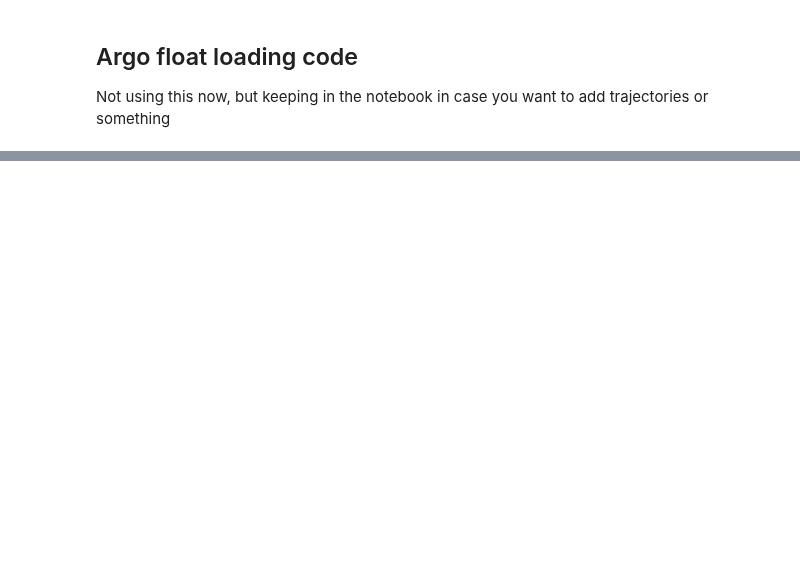
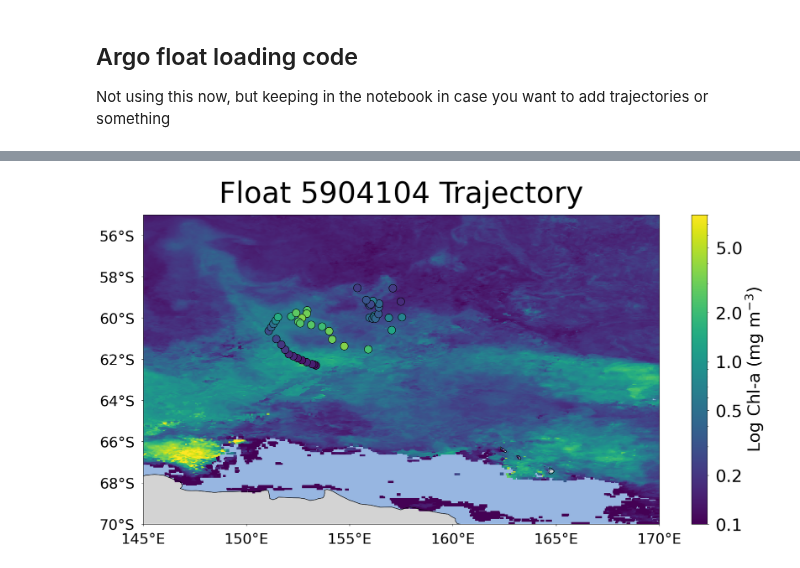
Before and after one commit to Lilah-Asalie/IBIS_Project, a Jupyter notebook: Antarctic_maps.ipynb, the cells around one changed output, grey strips where cells are left out. Cells and saved outputs as stored; diff of their text form; code cells hidden in the pictures; blank space fills up the shorter version.

```diff
--- a/Antarctic_maps.ipynb
+++ b/Antarctic_maps.ipynb
@@ -193,0 +298,88 @@ pdf_clean = basic_qc(pdf, 'CHLA')
+# %%
+# sat_oct = xr.open_dataset('/Users/steviewalker/Documents/IBIS_Project/Data/satellite_data/AQUA_MODIS.20141001_20141031.L3m.MO.CHL.chlor_a.4km.nc')['chlor_a'].sel(lon = slice(142,172),
+#                                lat = slice(-52,-70))
+# sat_nov = xr.open_dataset('/Users/steviewalker/Documents/IBIS_Project/Data/satellite_data/AQUA_MODIS.20141101_20141130.L3m.MO.CHL.chlor_a.4km.nc')['chlor_a'].sel(lon = slice(142,172),
+#                                lat = slice(-52,-70))
+# sat_dec = xr.open_dataset('/Users/steviewalker/Documents/IBIS_Project/Data/satellite_data/AQUA_MODIS.20141201_20141231.L3m.MO.CHL.chlor_a.4km.nc')['chlor_a'].sel(lon = slice(142,172),
+#                                lat = slice(-52,-70))
+
+# da_chla = xu.fmax(sat_nov,sat_dec)
+sat_szn1 = xr.open_dataset('/Users/steviewalker/Documents/Bloom_Raiders/Data/satellite_data/AQUA_MODIS.20140921_20141220.L3m.SNAU.CHL.chlor_a.4km.nc')['chlor_a'].sel(lon = slice(145,170),
+                               lat = slice(-55,-70))
+sat_szn2 = xr.open_dataset('/Users/steviewalker/Documents/Bloom_Raiders/Data/satellite_data/AQUA_MODIS.20141221_20150320.L3m.SNWI.CHL.chlor_a.4km.nc')['chlor_a'].sel(lon = slice(145,170),
+                               lat = slice(-55,-70))
+
+da_chla = xu.fmax(sat_szn1,sat_szn2)
+# da_chla = sat_ds['chlor_a'].sel(lon = slice(142,172),
+#                                lat = slice(-52,-70))
+# da_chla
+# %%
+def traj_yr_wmo(df, wmo_val): # Renamed argument to wmo_val to avoid confusion
+
+    # 1. Filter the dataframe to ONLY the specific float first
+    # Replace 'WMOID' with the actual string name of your column
+    df_single = df[df['WMOID'] == wmo_val].copy()
+
+    fig = plt.figure(figsize=(20, 20))
+    ax = plt.axes(projection=ccrs.PlateCarree())
+
+    # add satellite data
+    plot = plt.pcolor(da_chla['lon'],da_chla['lat'],da_chla,cmap = 'viridis',
+                     norm=LogNorm(vmin=0.1, vmax=6))
+    # plot = plt.pcolor(da_chla['lon'],da_chla['lat'],da_chla,cmap = 'viridis',
+    #                  norm=LogNorm(vmin=0.1, vmax=6))
+
+    # add basemap features
+    ax.add_feature(cfeature.COASTLINE)
+    ax.add_feature(cfeature.BORDERS, linestyle=':')
+    ax.add_feature(cfeature.LAND, edgecolor='black', facecolor='lightgray')
+    ax.add_feature(cfeature.OCEAN)
+
+    # 2. Use the SUBSET (df_single) for your calculations, not the original 'df'
+    # This ensures ONLY the specified WMOID data is processed
+    df_chla = (df_single.loc[df_single.groupby(['WMOID', 'CYCLE_NUMBER'])['CHLA_ADJUSTED'].idxmax()])
+    #get chla at 5 dbar in all profiles
+    # df_chla = (df_single.loc[df_single.groupby(['WMOID', 'CYCLE_NUMBER'])['PRES_ADJUSTED'].apply(lambda x: (x - 10).abs().idxmin())])
+
+
+    # 3. Use the filtered df_chla for the scatter plot
+    sc = ax.scatter(df_chla['LONGITUDE'],
+                    df_chla['LATITUDE'],
+                    c=df_chla['CHLA_ADJUSTED'],
+                    cmap='viridis',
+                    s=250,
+                    transform=ccrs.PlateCarree(),
+                    norm=LogNorm(vmin=0.1, vmax=8),
+                    edgecolor='black',
+                    linewidth=1)
+
+     # labels
+    lon_ticks = np.arange(145, 171, 5)
+    lat_ticks = np.arange(-70, -55, 2)
+    ax.set_xticks(lon_ticks, crs=ccrs.PlateCarree())
+    ax.set_yticks(lat_ticks, crs=ccrs.PlateCarree())
+    ax.xaxis.set_major_formatter(LongitudeFormatter(zero_direction_label=True))
+    ax.yaxis.set_major_formatter(LatitudeFormatter())
+    ax.tick_params(axis='both', pad =14, labelsize=30)
+
+    ax.set_title(f'Float 5904104 Trajectory', fontsize=60, pad = 25)
+    ax.set_xlabel('', fontsize=38)
+    ax.set_ylabel('', fontsize=38)
+
+    cbar = plt.colorbar(sc, ax=ax, orientation='vertical', pad=0.05,shrink=0.45)
+    cbar.set_label('Log Chl-a (mg m$^{-3}$)', fontsize = 35)
+    cbar.locator = LogLocator(base=10, subs=(1, 2, 5))
+    cbar.formatter = FormatStrFormatter("%.1f")
+    cbar.ax.tick_params(labelsize=35, pad = 14)
+    cbar.update_ticks()
+
+
+    plt.tight_layout()
+    plt.show()
+
+    # fig.savefig(f'/Users/lilah/Documents/IBIS_Project/Figures/float_traj_4_2014-15.svg', dpi = 300, bbox_inches='tight')
+
+
+traj_yr_wmo(df = subset_df, wmo_val= 5904104)
+# %% [output]
+[figure, added]
```
Also changed, not shown: parts of 9 cells of this notebook, 3 other files.
